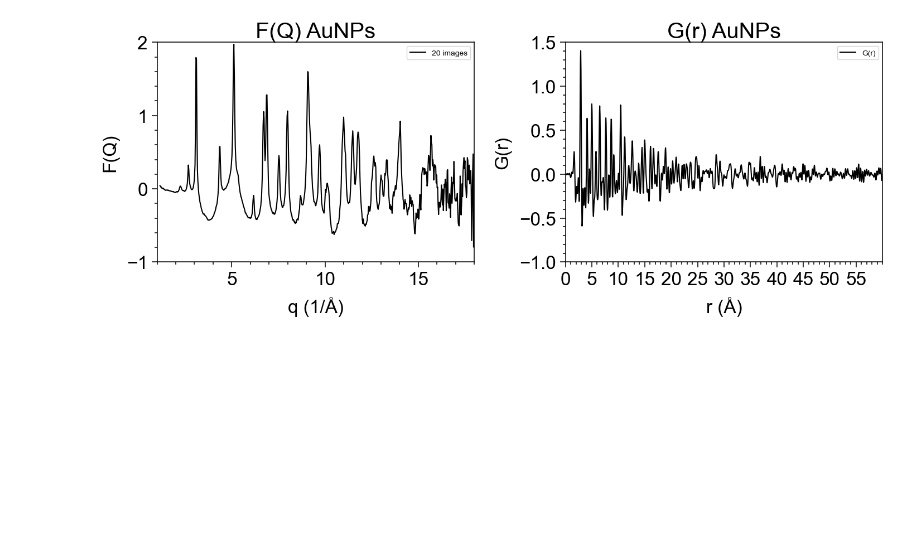
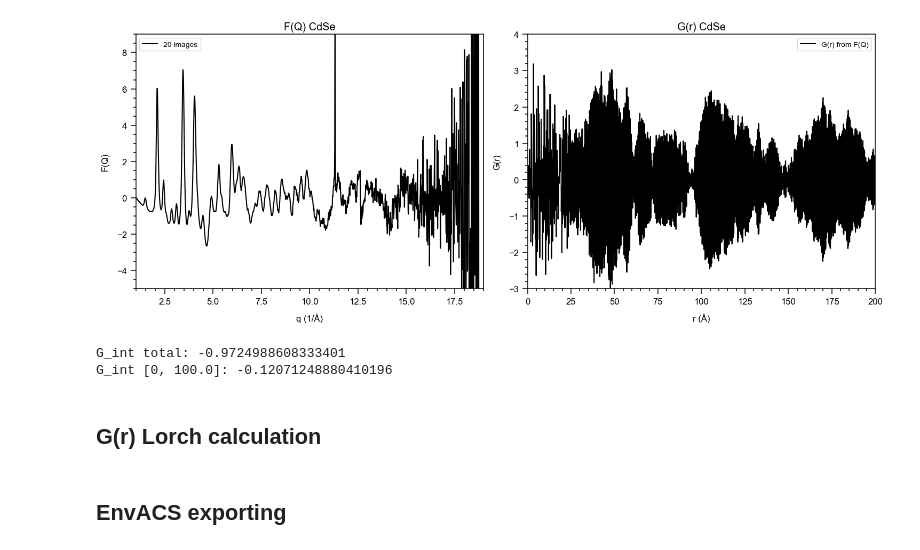
Before and after one commit to victorsecco/PyeRDF, a Jupyter notebook: notebooks/workflows/epdf/02.1_eRDF.ipynb, the cells around one changed output. Cells and saved outputs as stored; diff of their text form; code cells hidden in the pictures; blank space fills up the shorter version.

```diff
--- a/notebooks/workflows/epdf/02.1_eRDF.ipynb
+++ b/notebooks/workflows/epdf/02.1_eRDF.ipynb
@@ -136,0 +151,9 @@ fq_poly = norm_data - y_fit
+# %%
+import matplotlib.pyplot as plt
+import numpy as np
+import pandas as pd
+from mypackages.eRDF import Gr, read_discus_fit_file
+
+
+# Calculate G(r) from F(Q)
+r_raw, Gr_raw = Gr(dp1.q, fq_poly, rmax=200, dr=0.01)
@@ -137,34 +192,25 @@ fq_poly = norm_data - y_fit
 # %%
-import matplotlib.pyplot as plt
-import numpy as np
-from mypackages.eRDF import Gr, calc_Gr_Lorch
+# Plot
+fig, axs = plt.subplots(1, 2, figsize=(15, 6))
 
-
-# Calculate G(r)
-r, Gr = Gr(dp1.q, fq_poly, rmax=60, dr=0.05)
-
-# Create 2x1 subplot
-fig, axs = plt.subplots(1,2, figsize=(15, 6), sharex=False)
-
-# Plot F(Q)
+# F(Q)
 axs[0].plot(dp1.q, fq_poly, label='20 images')
-#axs[0].bar(br, i*4, width=0.05)
-axs[0].set_xlim(1, 18)
+axs[0].set_xlim(1, 19)
+axs[0].set_ylim(-5,9)
 axs[0].set_xlabel('q (1/Å)')
 axs[0].set_ylabel('F(Q)')
-axs[0].set_title('F(Q) AuNPs')
+axs[0].set_title('F(Q) CdSe')
 axs[0].legend(fontsize=10)
 
-# Plot G(r)
-axs[1].plot(r, Gr, label='G(r)')
-axs[1].set_xlim(0, 60)
-axs[1].set_xticks(np.arange(0, 60, 5))
+# G(r)
+axs[1].plot(r_raw, Gr_raw, label='G(r) from F(Q)')
+axs[1].set_xlim(0, 200)
 axs[1].set_xlabel('r (Å)')
 axs[1].set_ylabel('G(r)')
-axs[1].set_title('G(r) AuNPs')
+axs[1].set_title('G(r) CdSe')
 axs[1].legend(fontsize=10)
 
 plt.tight_layout()
 plt.show()
 # %% [output]
-[figure, old version]
+[figure, new version]
@@ -170,0 +243,32 @@ plt.show()
+# %%
+import numpy as np
+
+def integrate_rG(r, G, rmin=None, rmax=None, method="trapz"):
+    r = np.asarray(r, float)
+    G = np.asarray(G, float)
+    m = np.isfinite(r) & np.isfinite(G)
+    if rmin is not None:
+        m &= r >= rmin
+    if rmax is not None:
+        m &= r <= rmax
+    r = r[m]
+    y = r * G[m]
+    if method == "trapz":
+        return np.trapz(y, r)
+    elif method == "simpson":
+        from scipy.integrate import simpson
+        return simpson(y, x=r, even="last")
+    else:
+        raise ValueError("method must be 'trapz' or 'simpson'")
+
+G_int_total = integrate_rG(r_raw, Gr_raw*5)
+r_cut = 100.0
+G_int_0_R = integrate_rG(r_raw, Gr_raw, rmax=r_cut)
+
+print("G_int total:", G_int_total)
+print(f"G_int [0, {r_cut}]:", G_int_0_R)
+# %% [output]
+G_int total: -0.9724988608333401
+G_int [0, 100.0]: -0.12071248880410196
+# %% [markdown]
+## G(r) Lorch calculation
@@ -171 +304,3 @@ plt.show()
+# %% [markdown]
+## EnvACS exporting
 # %%
```
Also changed, not shown: parts of 21 cells of this notebook, 4 other files.
